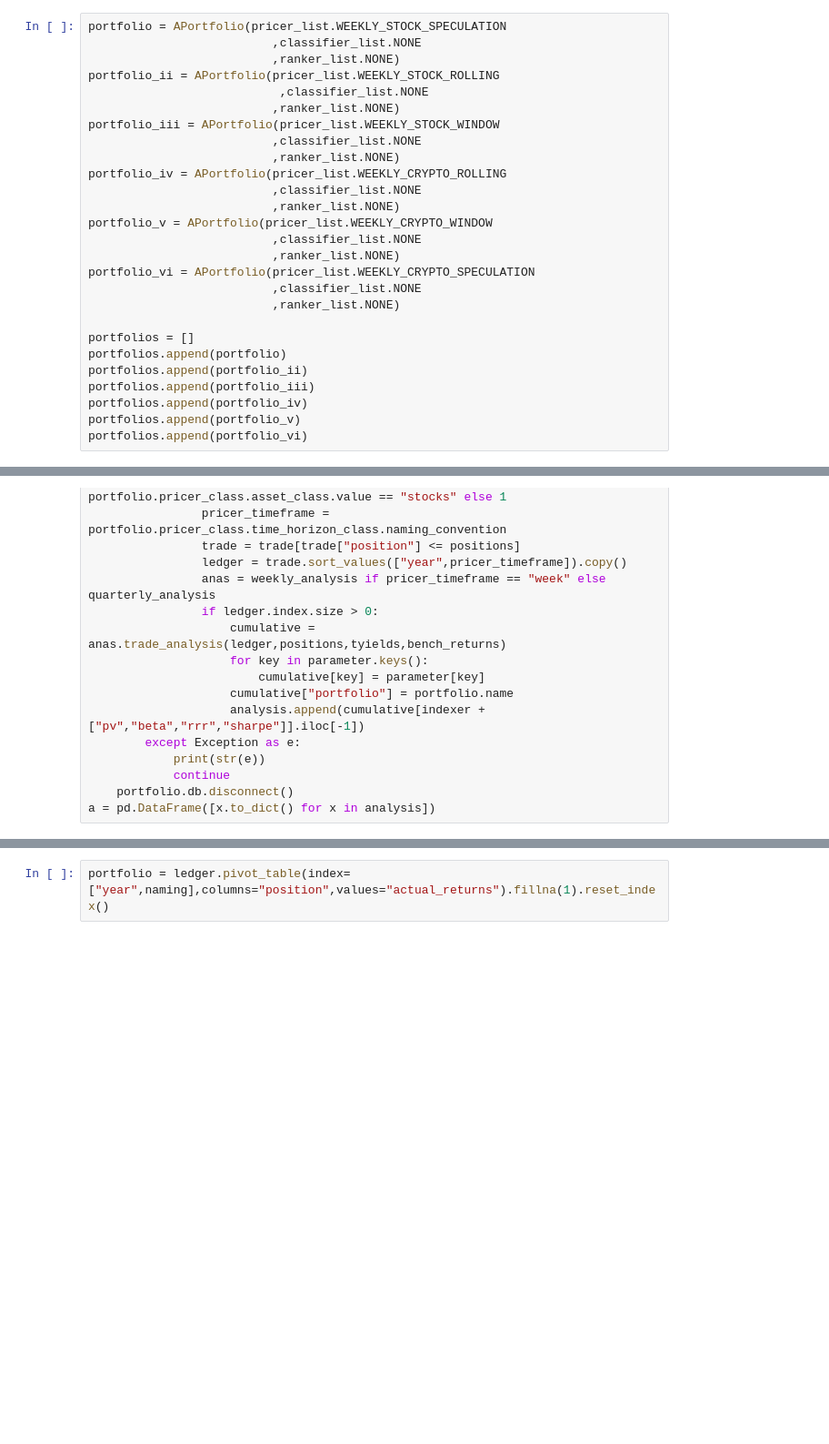
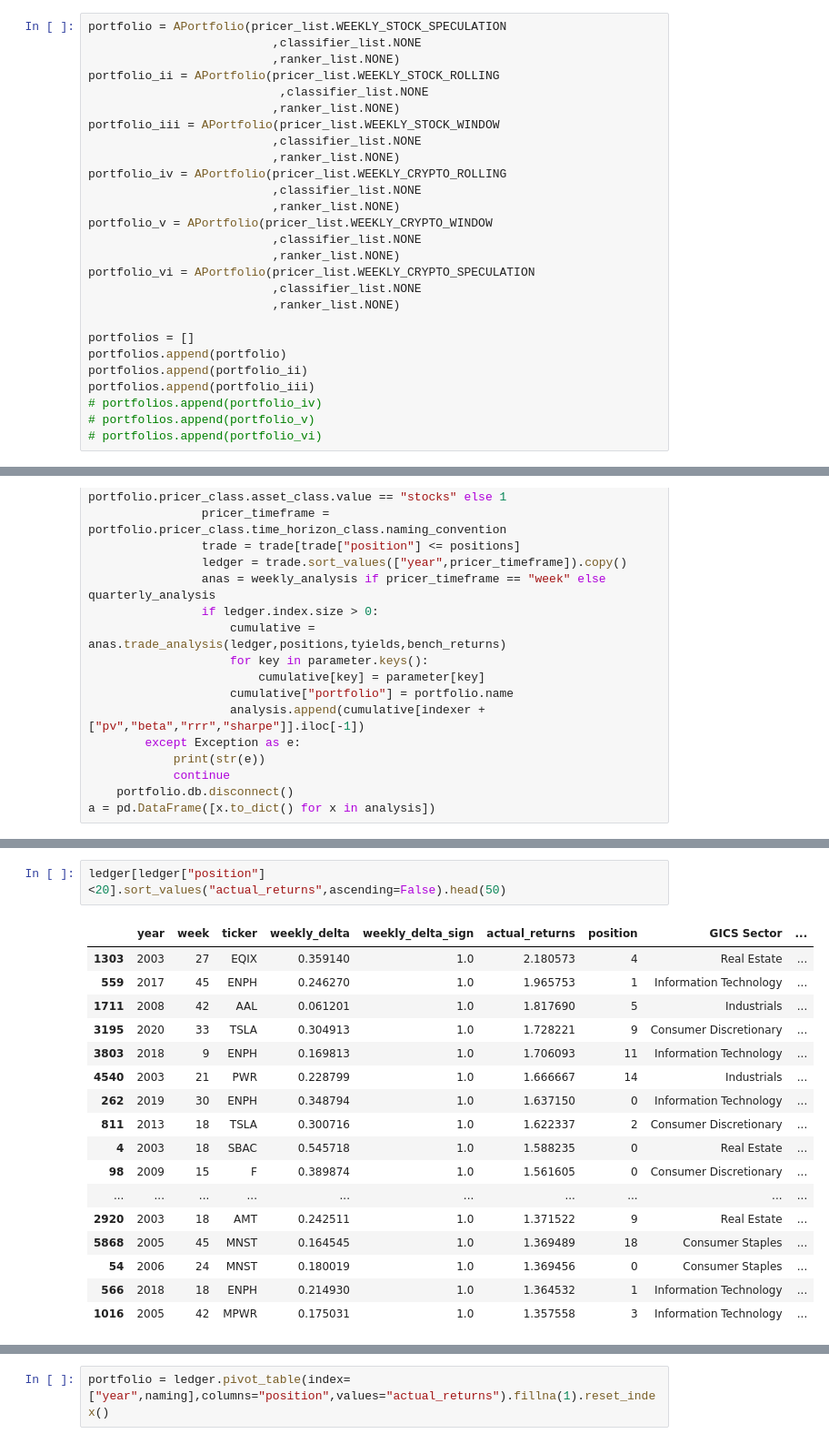
Before and after one commit to webclinic017/longshot-, a Jupyter notebook: analysis.ipynb, the cells around one changed output, grey strips where cells are left out. Shown: that part at 91% size. Cells and saved outputs as stored; diff of their text form; blank space fills up the shorter version.

```diff
--- a/analysis.ipynb
+++ b/analysis.ipynb
@@ -58,9 +58,9 @@ portfolios = []
 portfolios.append(portfolio)
 portfolios.append(portfolio_ii)
 portfolios.append(portfolio_iii)
-portfolios.append(portfolio_iv)
-portfolios.append(portfolio_v)
-portfolios.append(portfolio_vi)
+# portfolios.append(portfolio_iv)
+# portfolios.append(portfolio_v)
+# portfolios.append(portfolio_vi)
 # %%
 fund = Fund(portfolios,backtest_start_date,backtest_end_date,current_start_date)
 market = Market()
@@ -133,2 +190,22 @@ ledger.sort_values(["year",naming,"position"],ascending=True).head(20)
+# %%
+ledger[ledger["position"]<20].sort_values("actual_returns",ascending=False).head(50)
+# %% [output]
+|  | year | week | ticker | weekly_delta | weekly_delta_sign | actual_returns | position | GICS Sector | ... |
+| 1303 | 2003 | 27 | EQIX | 0.359140 | 1.0 | 2.180573 | 4 | Real Estate | ... |
+| 559 | 2017 | 45 | ENPH | 0.246270 | 1.0 | 1.965753 | 1 | Information Technology | ... |
+| 1711 | 2008 | 42 | AAL | 0.061201 | 1.0 | 1.817690 | 5 | Industrials | ... |
+| 3195 | 2020 | 33 | TSLA | 0.304913 | 1.0 | 1.728221 | 9 | Consumer Discretionary | ... |
+| 3803 | 2018 | 9 | ENPH | 0.169813 | 1.0 | 1.706093 | 11 | Information Technology | ... |
+| 4540 | 2003 | 21 | PWR | 0.228799 | 1.0 | 1.666667 | 14 | Industrials | ... |
+| 262 | 2019 | 30 | ENPH | 0.348794 | 1.0 | 1.637150 | 0 | Information Technology | ... |
+| 811 | 2013 | 18 | TSLA | 0.300716 | 1.0 | 1.622337 | 2 | Consumer Discretionary | ... |
+| 4 | 2003 | 18 | SBAC | 0.545718 | 1.0 | 1.588235 | 0 | Real Estate | ... |
+| 98 | 2009 | 15 | F | 0.389874 | 1.0 | 1.561605 | 0 | Consumer Discretionary | ... |
+| ... | ... | ... | ... | ... | ... | ... | ... | ... | ... |
+| 2920 | 2003 | 18 | AMT | 0.242511 | 1.0 | 1.371522 | 9 | Real Estate | ... |
+| 5868 | 2005 | 45 | MNST | 0.164545 | 1.0 | 1.369489 | 18 | Consumer Staples | ... |
+| 54 | 2006 | 24 | MNST | 0.180019 | 1.0 | 1.369456 | 0 | Consumer Staples | ... |
+| 566 | 2018 | 18 | ENPH | 0.214930 | 1.0 | 1.364532 | 1 | Information Technology | ... |
+| 1016 | 2005 | 42 | MPWR | 0.175031 | 1.0 | 1.357558 | 3 | Information Technology | ... |
 # %%
 ledger["actual_returns"].mean()
```
Also changed, not shown: parts of 19 cells of this notebook, 4 other files.
